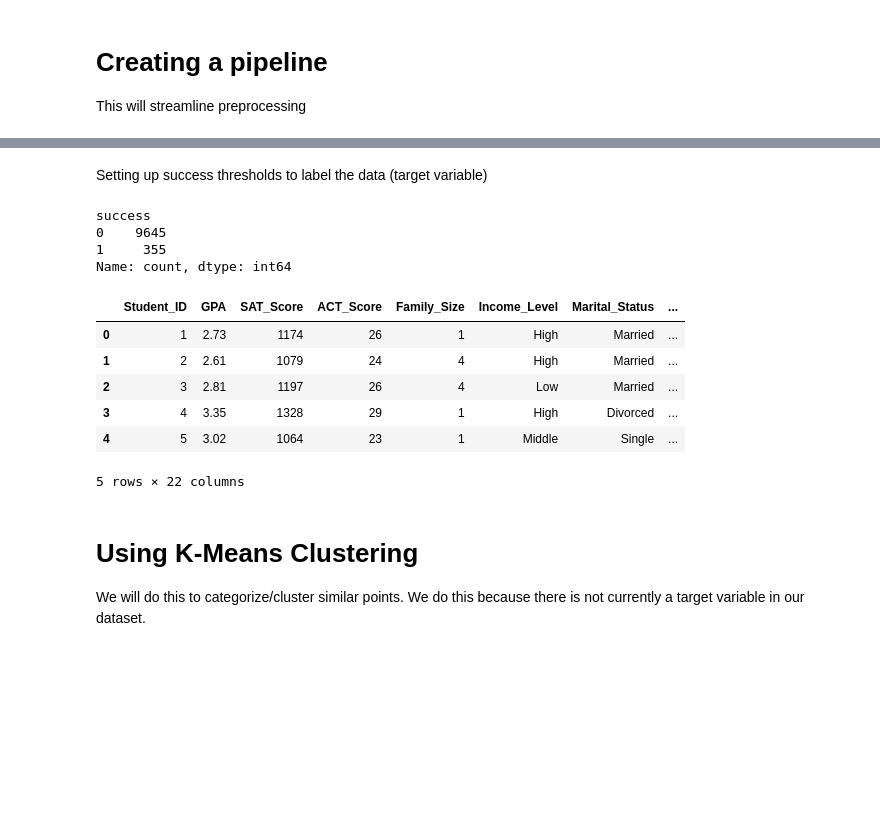
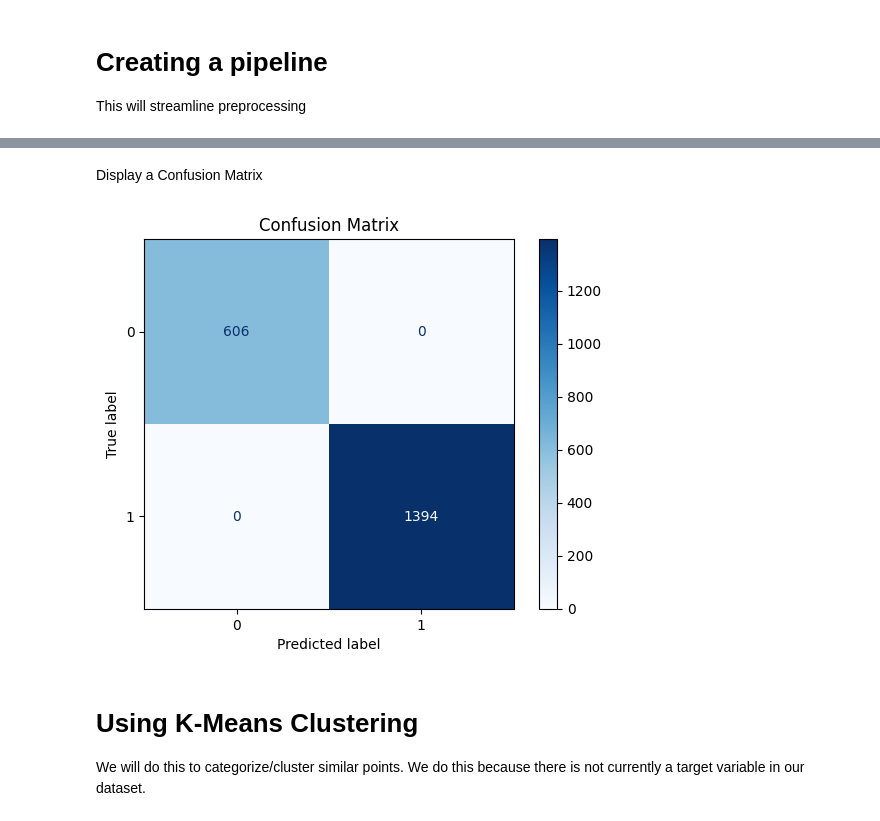
Before and after one commit to kdeguzman101/mis545-teamTBD-ML, a Jupyter notebook: practice.ipynb, the cells around one changed output, grey strips where cells are left out. Drawn from its saved outputs; the diff is of its cells as text; code cells hidden in the pictures; blank space fills up the shorter version.

```diff
--- a/practice.ipynb
+++ b/practice.ipynb
@@ -41,0 +41,9 @@ None
+# %%
+# Dropping unnecessary columns
+columns_to_drop = ['Student_ID', 'Family_Size', 'Student_Loan_Amount', 'Major',
+                   'Graduation_Age', 'Graduation_Rate', 'Retention_Rate', 'Marital_Status']
+df.drop(columns=columns_to_drop, inplace=True)
+
+# Replacing missing values in the Life_Event column with 'None'
+df['Life_Event'] = df['Life_Event'].fillna('None')
+df.head(10)
@@ -41,0 +62,5 @@ None
+# %%
+# Creating the 'success' column using GPA
+df['success'] = (df['GPA'] > 2.5)   # success = 1 if GPA > 2.5, else 0
+df['success'] = df['success'].astype(int)  # Convert to 0/1
+df['success'].value_counts()
@@ -43,21 +73,9 @@ None
 # Creating a pipeline
 This will streamline preprocessing
 # %%
-import pandas as pd
-from sklearn.model_selection import train_test_split, GridSearchCV
-from sklearn.pipeline import Pipeline
-from sklearn.compose import ColumnTransformer
-from sklearn.preprocessing import StandardScaler, OneHotEncoder
-from sklearn.ensemble import RandomForestClassifier
-from sklearn.metrics import classification_report, accuracy_score
-
-# Example: Load your dataset
-# Replace this with your actual dataset
-df = pd.read_csv('./student_success_enhanced.csv')  # Adjust the filename
-
 # Define features and target
-X = df.drop(columns=['Marital_Status'])  # Replace 'target' with your actual target column name
-y = df['Marital_Status']
+X = df.drop(columns=['success'])  # Replace 'target' with your actual target column name
+y = df['success']
 
 # Split the data
 X_train, X_test, y_train, y_test = train_test_split(X, y, test_size=0.2, random_state=42, stratify=y)
@@ -116,14 +151,0 @@ print("Accuracy:", accuracy_score(y_test, y_pred))
-# %% [markdown]
-Setting up success thresholds to label the data (target variable)
-# %%
-# df['SAT_Score'].describe()
-# df['ACT_Score'].describe()
-# df['Support_Center_Utilization'].describe()
-# df['Study_Hours_Per_Week'].describe()
-# df['success'].describe()
-df['success'].value_counts()
-# %% [output]
-success
-0    9645
-1     355
-Name: count, dtype: int64
@@ -134,13 +152,18 @@ df['success'] = df['success'].astype(int)  # Convert to 0/1
-# %%
-df.head()
-# %% [output]
-|  | Student_ID | GPA | SAT_Score | ACT_Score | Family_Size | Income_Level | Marital_Status | ... |
-| 0 | 1 | 2.73 | 1174 | 26 | 1 | High | Married | ... |
-| 1 | 2 | 2.61 | 1079 | 24 | 4 | High | Married | ... |
-| 2 | 3 | 2.81 | 1197 | 26 | 4 | Low | Married | ... |
-| 3 | 4 | 3.35 | 1328 | 29 | 1 | High | Divorced | ... |
-| 4 | 5 | 3.02 | 1064 | 23 | 1 | Middle | Single | ... |
-5 rows × 22 columns
+# %% [markdown]
+Display a Confusion Matrix
+# %%
+# Generate the confusion matrix
+cm = confusion_matrix(y_test, y_pred)
+
+# Display the confusion matrix
+disp = ConfusionMatrixDisplay(confusion_matrix=cm, display_labels=best_model.classes_)
+disp.plot(cmap=plt.cm.Blues)
+
+# Show the plot
+plt.title("Confusion Matrix")
+plt.show()
+# %% [output]
+[figure, added]
 # %% [markdown]
 # Using K-Means Clustering
 We will do this to categorize/cluster similar points. We do this because there is not currently a target variable in our dataset.
```
Also changed, not shown: parts of 11 cells of this notebook.
